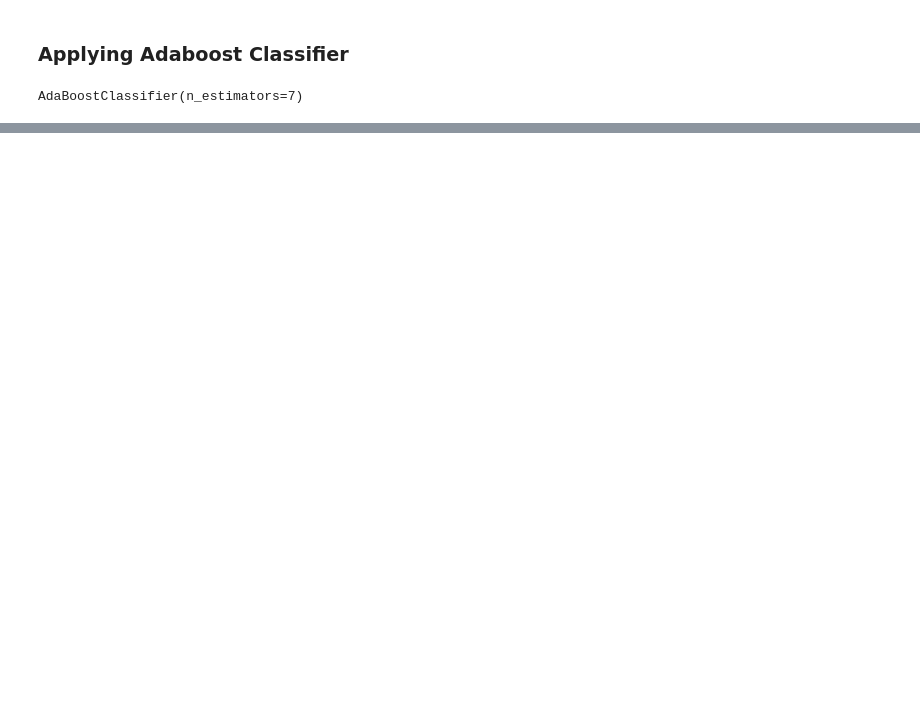
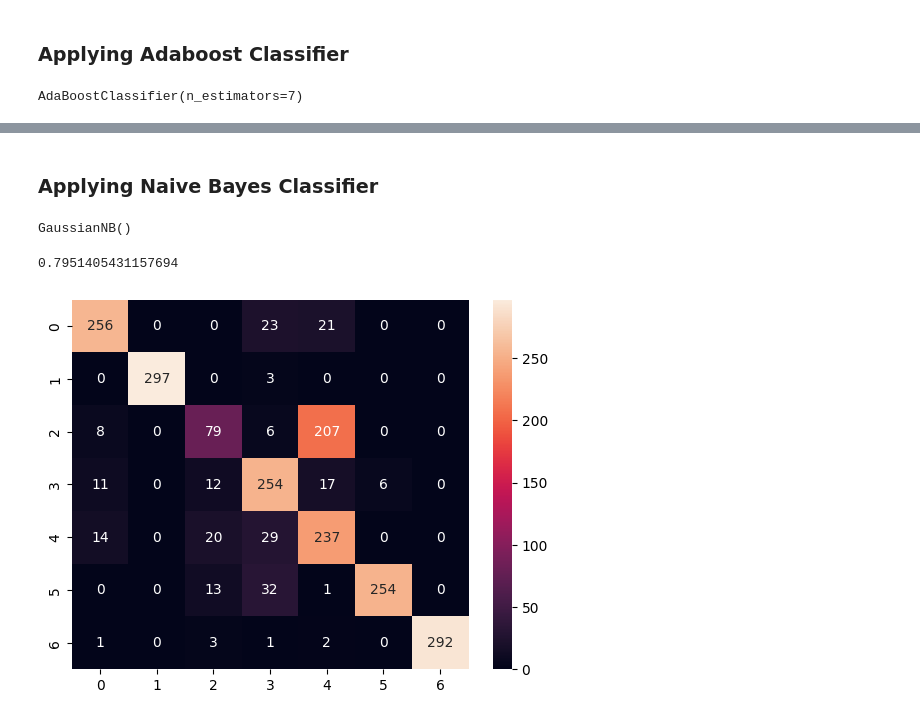
Before and after one commit to thakurboy004/Image-Segementation, a Jupyter notebook: Model-training.ipynb, the cells around one changed output, grey strips where cells are left out. Saved outputs shown, nothing was run; the diff lists cells and outputs as text; code cells hidden in the pictures; blank space fills up the shorter version.

```diff
--- a/Model-training.ipynb
+++ b/Model-training.ipynb
@@ -180,2 +180,19 @@ sns.heatmap(conf_matrix, annot=True, fmt='d');
+# %% [markdown]
+### Applying Naive Bayes Classifier
+# %%
+from sklearn.naive_bayes import GaussianNB
+model6 = GaussianNB()
+model6.fit(X_train, y_train)
+# %% [output]
+GaussianNB()
+# %%
+model6_predict = model6.predict(X_test)
+acc6 = sk.metrics.accuracy_score(y_test, model6_predict)
+print(acc6)
+conf_matrix = confusion_matrix(y_test, model6_predict)
+sns.heatmap(conf_matrix, annot=True, fmt='d');
+# %% [output]
+0.7951405431157694
+[figure, added]
 # %%
 import matplotlib.pyplot as plt
```
Also changed, not shown: parts of 6 cells of this notebook.
